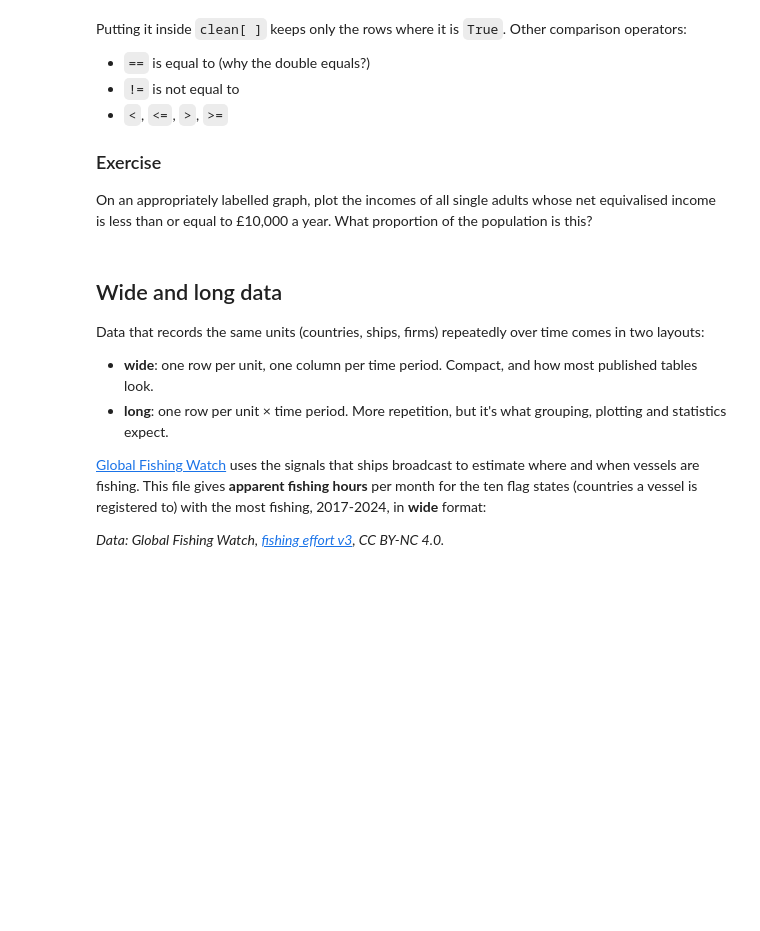
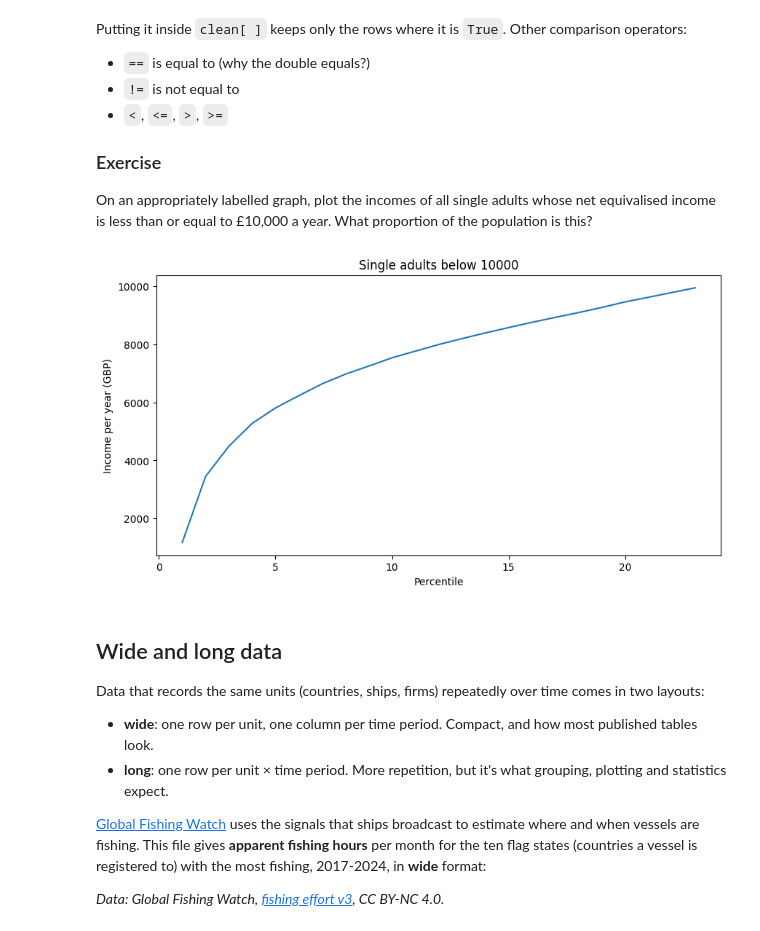
Before and after one commit to mahmudnaiera-blip/QM2_2026, a Jupyter notebook: notebooks/W02. Pandas.ipynb, the cells around one changed output. Saved outputs shown, nothing was run; the diff lists cells and outputs as text; code cells hidden in the pictures; blank space fills up the shorter version.

```diff
--- a/notebooks/W02. Pandas.ipynb
+++ b/notebooks/W02. Pandas.ipynb
@@ -270,3 +298,14 @@ On an appropriately labelled graph, plot the incomes of all single adults whose
+# %%
+clean = income["Single adult"]
+clean = clean.replace(",", "", regex=True).astype(float)
+
+clean[clean <= 10000].plot()
+plt.title("Single adults below 10000")
+plt.xlabel("Percentile")
+plt.ylabel("Income per year (GBP)")
+plt.show()
+# %% [output]
+[figure, added]
 # %% [markdown]
 ## Wide and long data
 
```
Also changed, not shown: parts of 11 cells of this notebook.
